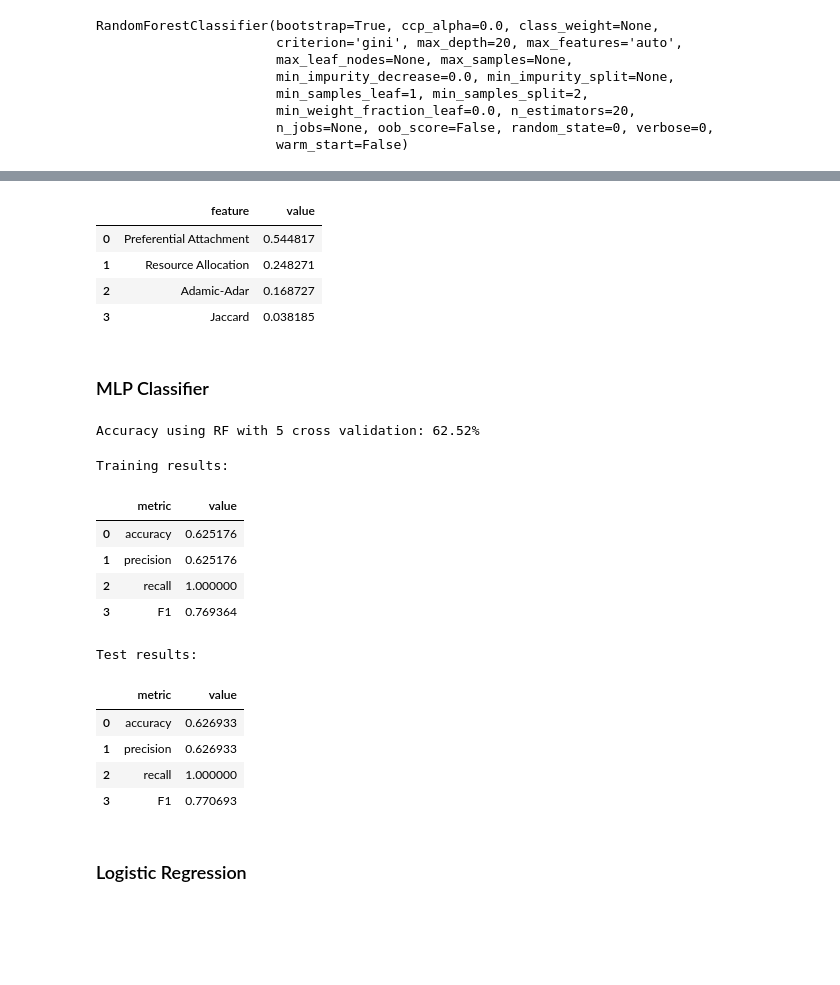
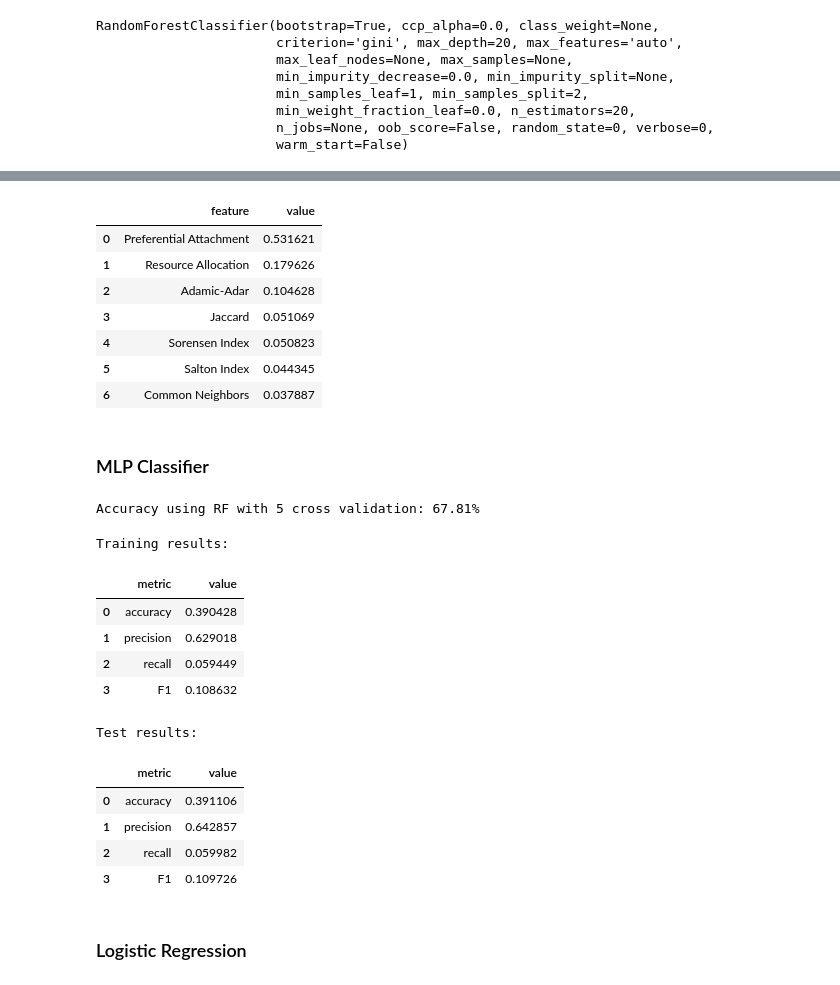
Before and after one commit to mathdoug/ML1_Kaggle, a Jupyter notebook: data/Model.ipynb, the cells around one changed output, grey strips where cells are left out. Cells and saved outputs as stored; diff of their text form; code cells hidden in the pictures; blank space fills up the shorter version.

```diff
--- a/data/Model.ipynb
+++ b/data/Model.ipynb
@@ -54,6 +58,12 @@ def feature_importance(columns, classifier):
     keys = [value[0] for value in sorted_features]
     values = [value[1] for value in sorted_features]
     return pd.DataFrame(data={'feature': keys, 'value': values})
+# %%
+columns = ["Jaccard", "Adamic-Adar", "Preferential Attachment", "Resource Allocation",
+           "Common Neighbors","Salton Index","Sorensen Index"]
+
+from sklearn.model_selection import train_test_split
+X_train, X_test, y_train, y_test = train_test_split(df_train[columns], df_train["label"], test_size=0.25, random_state=42)
 # %% [markdown]
 ### Random Forest classifier:
 # %%
@@ -61,11 +71,9 @@ from sklearn.ensemble import RandomForestClassifier
 
 classifier = RandomForestClassifier(n_estimators=20, max_depth=20,
                                     random_state=0)
-columns = ["Jaccard", "Adamic-Adar", "Preferential Attachment", "Resource Allocation"]
 
-X = df_train[columns][:-90000]
-y = df_train["label"][:-90000]
-classifier.fit(X, y)
+
+classifier.fit(X_train, y_train)
 # %% [output]
 RandomForestClassifier(bootstrap=True, ccp_alpha=0.0, class_weight=None,
                        criterion='gini', max_depth=20, max_features='auto',
@@ -110,46 +118,49 @@ Result for testing data:
 feature_importance(columns, classifier)
 # %% [output]
 |  | feature | value |
-| 0 | Preferential Attachment | 0.544817 |
-| 1 | Resource Allocation | 0.248271 |
-| 2 | Adamic-Adar | 0.168727 |
-| 3 | Jaccard | 0.038185 |
+| 0 | Preferential Attachment | 0.531621 |
+| 1 | Resource Allocation | 0.179626 |
+| 2 | Adamic-Adar | 0.104628 |
+| 3 | Jaccard | 0.051069 |
+| 4 | Sorensen Index | 0.050823 |
+| 5 | Salton Index | 0.044345 |
+| 6 | Common Neighbors | 0.037887 |
 # %% [markdown]
 ### MLP Classifier
 # %%
 from sklearn.neural_network import MLPClassifier
 clf = MLPClassifier(solver='lbfgs', alpha=1e-5,
-                    hidden_layer_sizes=(5, 2), random_state=1)
-clf.fit(X, y)
+                    hidden_layer_sizes=(5, 2))
+clf.fit(X_train, y_train)
 
-cv = np.mean(cross_val_score(clf, X, y, cv=5))
+cv = np.mean(cross_val_score(clf, X_train, y_train, cv=5))
 print("Accuracy using RF with 5 cross validation: {}%".format(round(cv * 100, 2)))
 # %% [output]
-Accuracy using RF with 5 cross validation: 62.52%
+Accuracy using RF with 5 cross validation: 67.81%
 # %%
-predictions = clf.predict(X)
+predictions = clf.predict(X_train)
 
 print("Training results: ")
-evaluate_model(predictions, y)
+evaluate_model(predictions, y_train)
 # %% [output]
 Training results:
 |  | metric | value |
-| 0 | accuracy | 0.625176 |
-| 1 | precision | 0.625176 |
-| 2 | recall | 1.000000 |
-| 3 | F1 | 0.769364 |
+| 0 | accuracy | 0.390428 |
+| 1 | precision | 0.629018 |
+| 2 | recall | 0.059449 |
+| 3 | F1 | 0.108632 |
 # %%
-predictions = clf.predict(df_train[columns][-90000:])
+predictions = clf.predict(X_test)
 
 print("Test results: ")
-evaluate_model(predictions, y[-90000:])
+evaluate_model(predictions, y_test)
 # %% [output]
 Test results:
 |  | metric | value |
-| 0 | accuracy | 0.626933 |
-| 1 | precision | 0.626933 |
-| 2 | recall | 1.000000 |
-| 3 | F1 | 0.770693 |
+| 0 | accuracy | 0.391106 |
+| 1 | precision | 0.642857 |
+| 2 | recall | 0.059982 |
+| 3 | F1 | 0.109726 |
 # %% [markdown]
 ### Logistic Regression
 # %%
```
Also changed, not shown: parts of 18 cells of this notebook.
